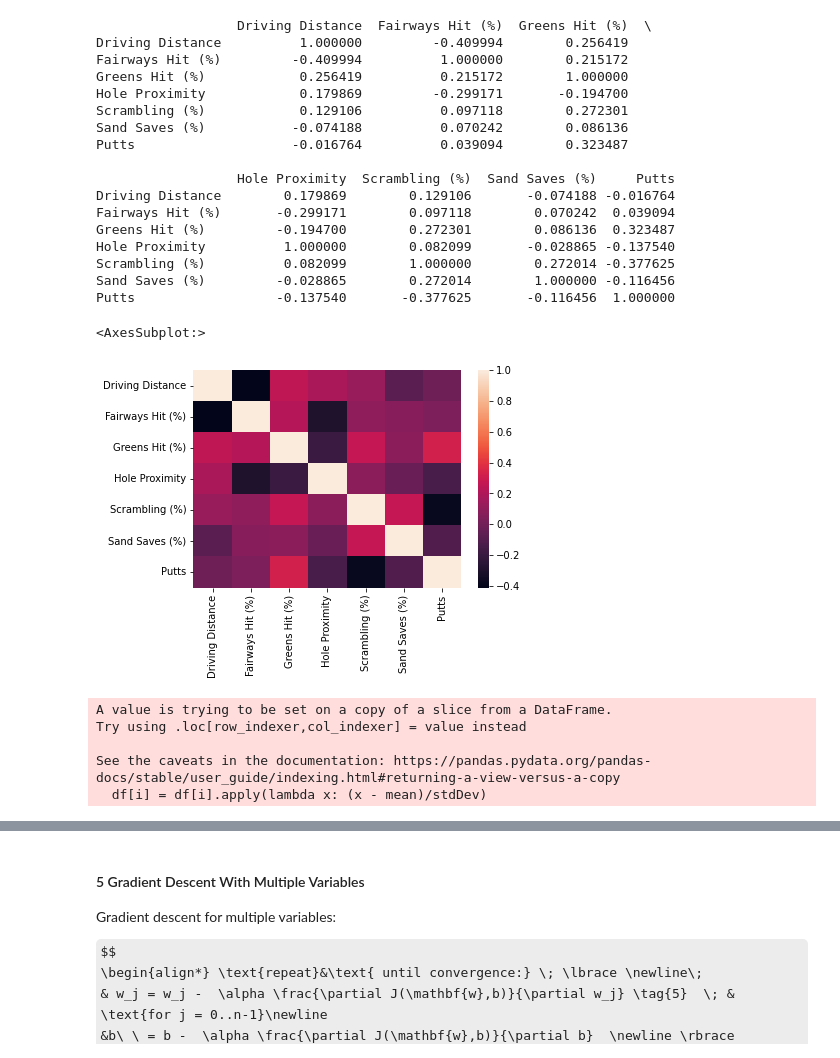
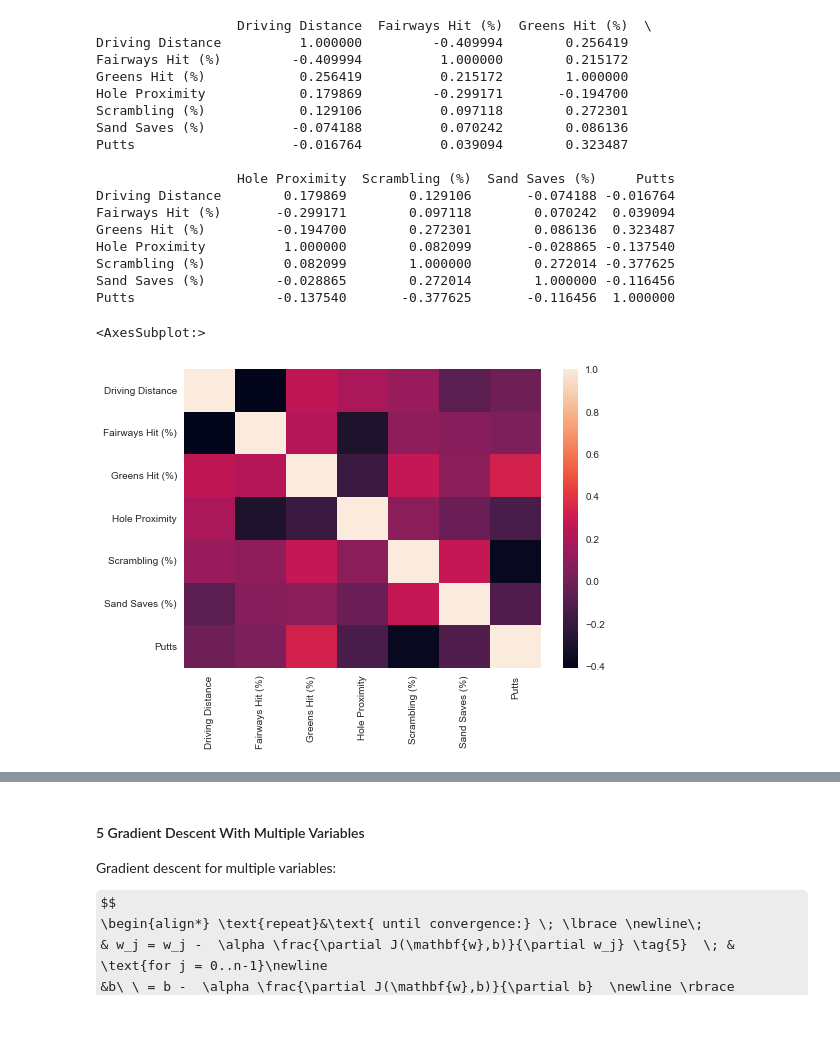
Before and after one commit to kMongru/pga-compensation-projections, a Jupyter notebook: notebooks/data_analysis.ipynb, the cells around one changed output, grey strips where cells are left out. Saved outputs shown, nothing was run; the diff lists cells and outputs as text; code cells hidden in the pictures; some formulas as TeX source; blank space fills up the shorter version.

```diff
--- a/notebooks/data_analysis.ipynb
+++ b/notebooks/data_analysis.ipynb
@@ -2,6 +2,9 @@
 #Imports
 import numpy as np
 import matplotlib.pyplot as plt
+plt.style.use('seaborn')
+
 import pandas as pd
 import seaborn as sns
+import math
 from sklearn.model_selection import train_test_split
@@ -112,16 +11,17 @@ See the caveats in the documentation: https://pandas.pydata.org/pandas-docs/stab
 # %%
+cleanedData = pd.read_csv('../data/cleaned_data/cleaned_subset')
+
 # understanding each feature's relationship with the dependent variable (score)
-yAxis = aggratedData['Score']
-features = [['Driving Distance', 'Fairways Hit (%)', 'Greens Hit (%)'], ['Hole Proximity', 'Scrambling (%)','Sand Saves (%)', 'Putts']]
+yAxis = cleanedData['Score']
+features = ['Driving Distance', 'Fairways Hit (%)', 'Greens Hit (%)', 'Hole Proximity', 'Scrambling (%)','Sand Saves (%)', 'Putts']
 
-fig, ax = plt.subplots(2,3, sharey=True)
-num = 0
+fig, ax = plt.subplots(1, 6, figsize=(20, 5), sharey=True)
 
 for i in range(len(ax)):
-    for j in range(len(ax[0])):
-        ax[i, j].scatter(subset[features[i][j]], yAxis)
-        ax[i, j].set_xlabel(features[i][j])
+    ax[i].scatter(cleanedData[features[i]], yAxis)
+    ax[i].set_xlabel(features[i])
 
-ax[0,0].set_ylabel('Score')
+ax[0].set_ylabel('Score')
+fig.tight_layout()
 plt.show()
 # %% [output]
@@ -129,45 +29,26 @@ plt.show()
 # %%
-#look at the correlation
-#correlation for independant variables
-independentSubset = subset.loc[:, subset.columns != 'Score']
+#correlation for independant variables, we want correleations to be -0.5 > x > 0.5
+featureSubset = cleanedData.loc[:, cleanedData.columns != 'Score']
 
-print(independentSubset.corr())
-sns.heatmap(independentSubset.corr())
+print(featureSubset.corr())
+sns.heatmap(featureSubset.corr())
 # %% [output]
                   Driving Distance  Fairways Hit (%)  Greens Hit (%)  \
 Driving Distance          1.000000         -0.409994        0.256419
 Fairways Hit (%)         -0.409994          1.000000        0.215172
 Greens Hit (%)            0.256419          0.215172        1.000000
 Hole Proximity            0.179869         -0.299171       -0.194700
 Scrambling (%)            0.129106          0.097118        0.272301
 Sand Saves (%)           -0.074188          0.070242        0.086136
 Putts                    -0.016764          0.039094        0.323487
 
                   Hole Proximity  Scrambling (%)  Sand Saves (%)     Putts
 Driving Distance        0.179869        0.129106       -0.074188 -0.016764
 Fairways Hit (%)       -0.299171        0.097118        0.070242  0.039094
 Greens Hit (%)         -0.194700        0.272301        0.086136  0.323487
 Hole Proximity          1.000000        0.082099       -0.028865 -0.137540
 Scrambling (%)          0.082099        1.000000        0.272014 -0.377625
 Sand Saves (%)         -0.028865        0.272014        1.000000 -0.116456
 Putts                  -0.137540       -0.377625       -0.116456  1.000000
 <AxesSubplot:>
-[figure, old version]
+[figure, new version]
-# %%
-#need to find the guildlines for correlation in linear regression features
-#since driving distance, hole proximity and putts are not percentages, lets scale the date to increase gradient decent performance
-#apply z-score averaging to scale data
-def scaling_helper(df: pd.DataFrame):
-    for i in df.columns:
-        stdDev = df[i].std()
-        mean = df[i].mean()
-
-        df[i] = df[i].apply(lambda x: (x - mean)/stdDev)
-
-scaling_helper(independentSubset)
-# %% [output]
-A value is trying to be set on a copy of a slice from a DataFrame.
-Try using .loc[row_indexer,col_indexer] = value instead
-
-See the caveats in the documentation: https://pandas.pydata.org/pandas-docs/stable/user_guide/indexing.html#returning-a-view-versus-a-copy
-  df[i] = df[i].apply(lambda x: (x - mean)/stdDev)
```
Also changed, not shown: parts of 20 cells of this notebook, 3 other files.
